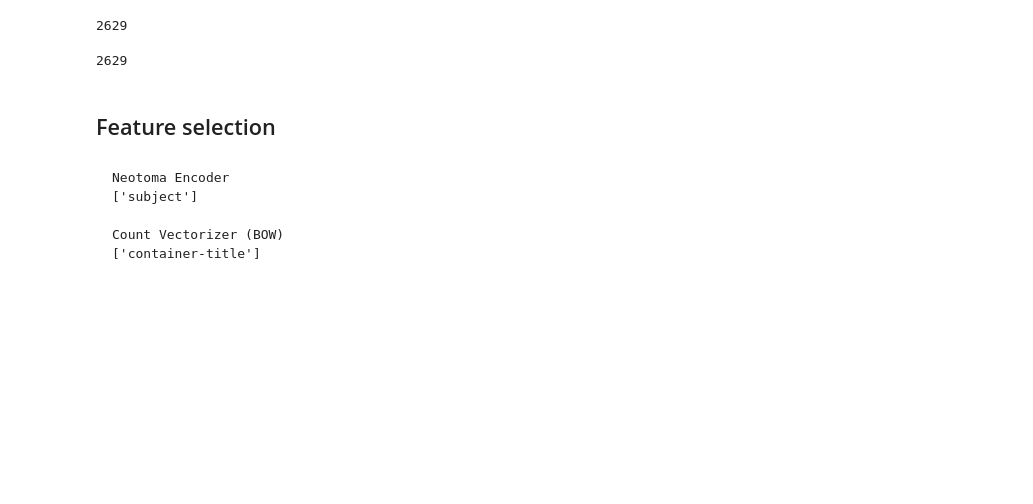
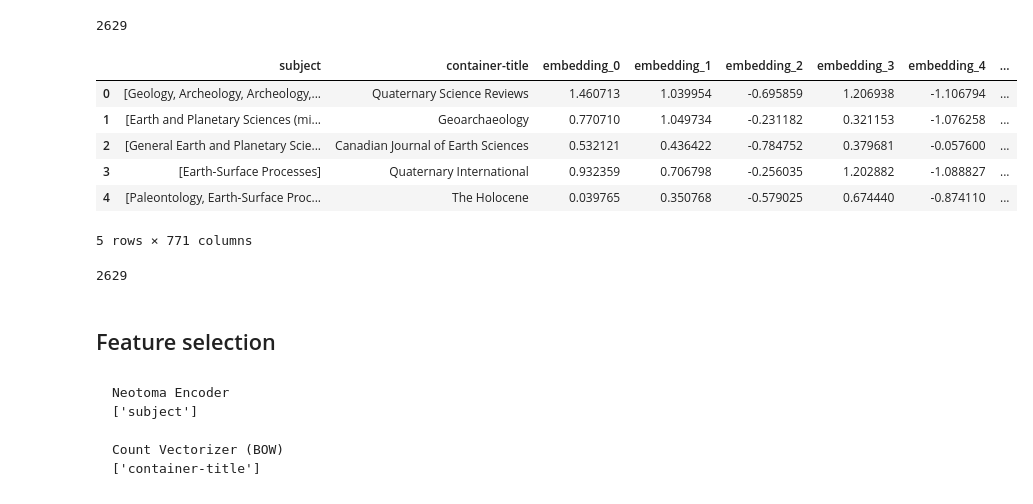
Before and after one commit to NeotomaDB/article-relevance, a Jupyter notebook: Training_model.ipynb, the cells around one changed output. Saved outputs shown, nothing was run; the diff lists cells and outputs as text; code cells hidden in the pictures; blank space fills up the shorter version.

```diff
--- a/Training_model.ipynb
+++ b/Training_model.ipynb
@@ -175,6 +187,16 @@ y = completeDF['target']
 X.shape[0]
 # %% [output]
 2629
+# %%
+X.head()
+# %% [output]
+|  | subject | container-title | embedding_0 | embedding_1 | embedding_2 | embedding_3 | embedding_4 | ... |
+| 0 | [Geology, Archeology, Archeology,... | Quaternary Science Reviews | 1.460713 | 1.039954 | -0.695859 | 1.206938 | -1.106794 | ... |
+| 1 | [Earth and Planetary Sciences (mi... | Geoarchaeology | 0.770710 | 1.049734 | -0.231182 | 0.321153 | -1.076258 | ... |
+| 2 | [General Earth and Planetary Scie... | Canadian Journal of Earth Sciences | 0.532121 | 0.436422 | -0.784752 | 0.379681 | -0.057600 | ... |
+| 3 | [Earth-Surface Processes] | Quaternary International | 0.932359 | 0.706798 | -0.256035 | 1.202882 | -1.088827 | ... |
+| 4 | [Paleontology, Earth-Surface Proc... | The Holocene | 0.039765 | 0.350768 | -0.579025 | 0.674440 | -0.874110 | ... |
+5 rows × 771 columns
 # %%
 y.shape[0]
 # %% [output]
```
Also changed, not shown: parts of 22 cells of this notebook, 2 other files.
